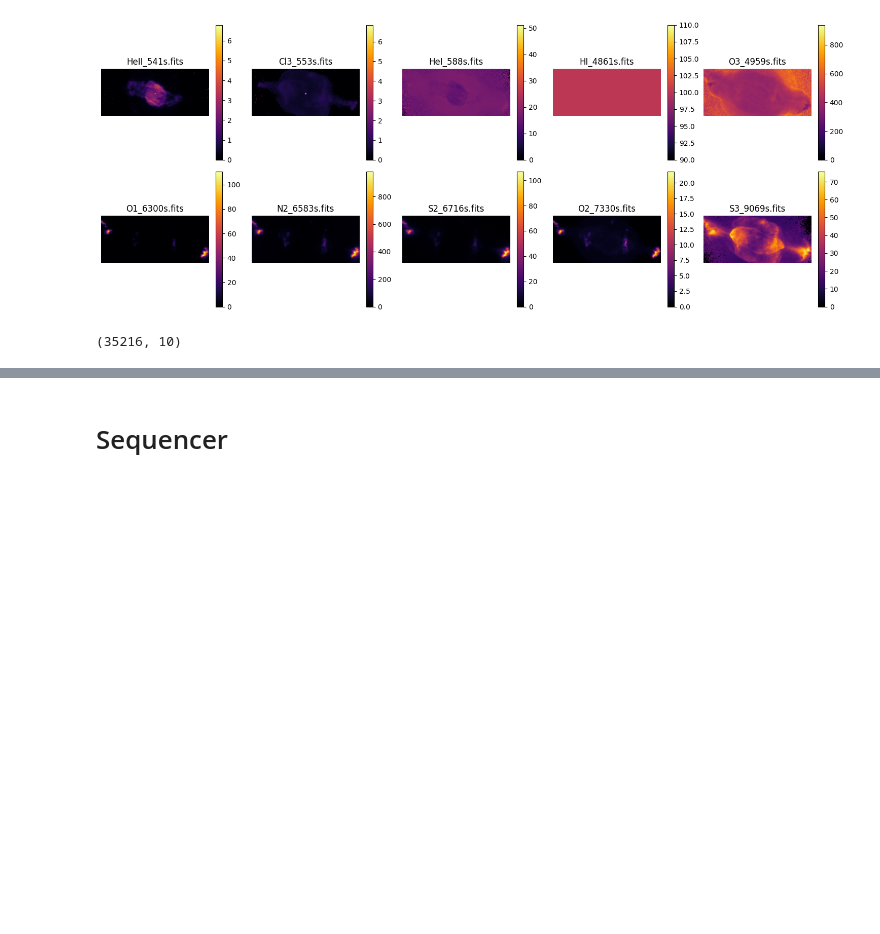
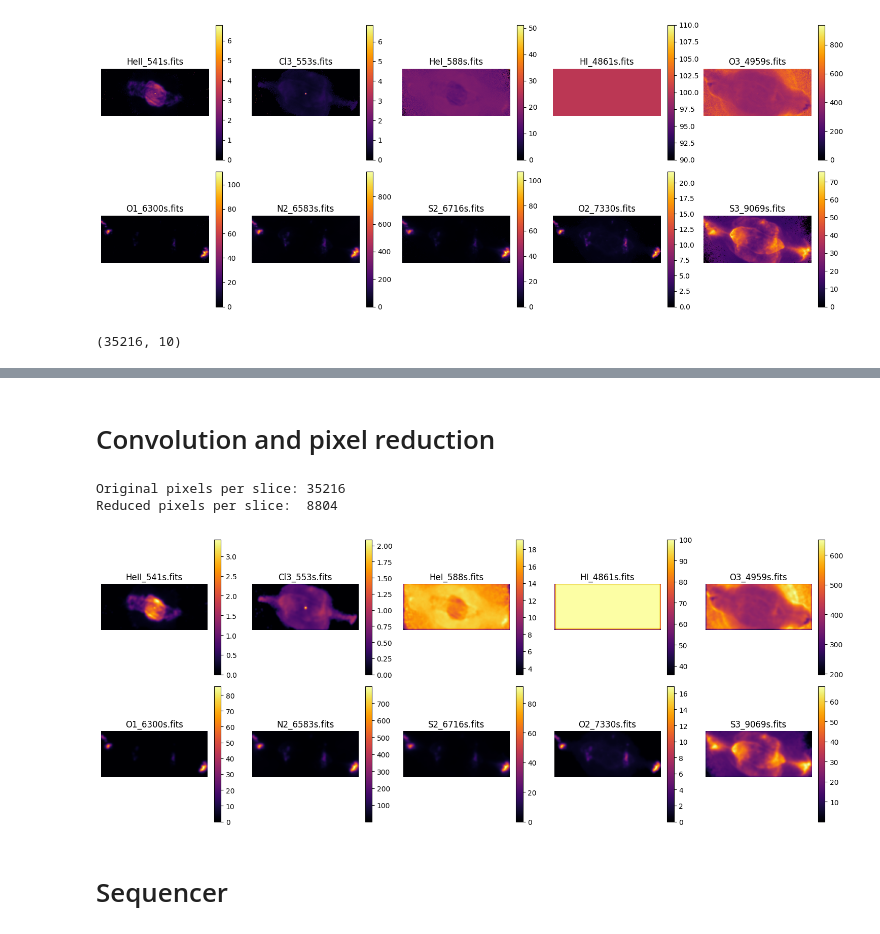
Before and after one commit to dim-papach/sequencer_project, a Jupyter notebook: sequencer_spectra.ipynb, the cells around one changed output, grey strips where cells are left out. Drawn from its saved outputs; the diff is of its cells as text; code cells hidden in the pictures; blank space fills up the shorter version.

Commit message:
conv and reduced

```diff
--- a/sequencer_spectra.ipynb
+++ b/sequencer_spectra.ipynb
@@ -217,2 +219,37 @@ plt.show()
+# %% [markdown]
+# Convolution and pixel reduction
+# %%
+import numpy as np
+from astropy.convolution import Gaussian2DKernel, convolve
+
+# 1. Define the kernel and the reduction factor
+kernel = Gaussian2DKernel(2)
+factor = 2  # We will take every 2nd pixel (reducing total pixels by 4x)
+
+# 2. Calculate the new shape for the blurred/downsampled data
+# We use the original depth (shape[0]) but reduce height and width
+new_shape = (norm_data.shape[0],
+             norm_data.shape[1] // factor,
+             norm_data.shape[2] // factor)
+
+reduced_data = np.zeros(new_shape)
+
+for i in range(norm_data.shape[0]):
+    # First: Blur to preserve info/prevent artifacts
+    blurred = convolve(norm_data[i], kernel)
+
+    # Second: Subsample (take every 'factor' pixel)
+    reduced_data[i] = blurred[::factor, ::factor]
+
+# Now check your pixel counts
+print("Original pixels per slice:", norm_data.shape[1] * norm_data.shape[2])
+print("Reduced pixels per slice: ", reduced_data.shape[1] * reduced_data.shape[2])
+
+# Plot the new, smaller data
+plot_slices(reduced_data, slice_names, log_scale=False)
+# %% [output]
+Original pixels per slice: 35216
+Reduced pixels per slice:  8804
+[figure, added]
 # %% [markdown]
 # Sequencer
```
Also changed, not shown: parts of 4 cells of this notebook.
